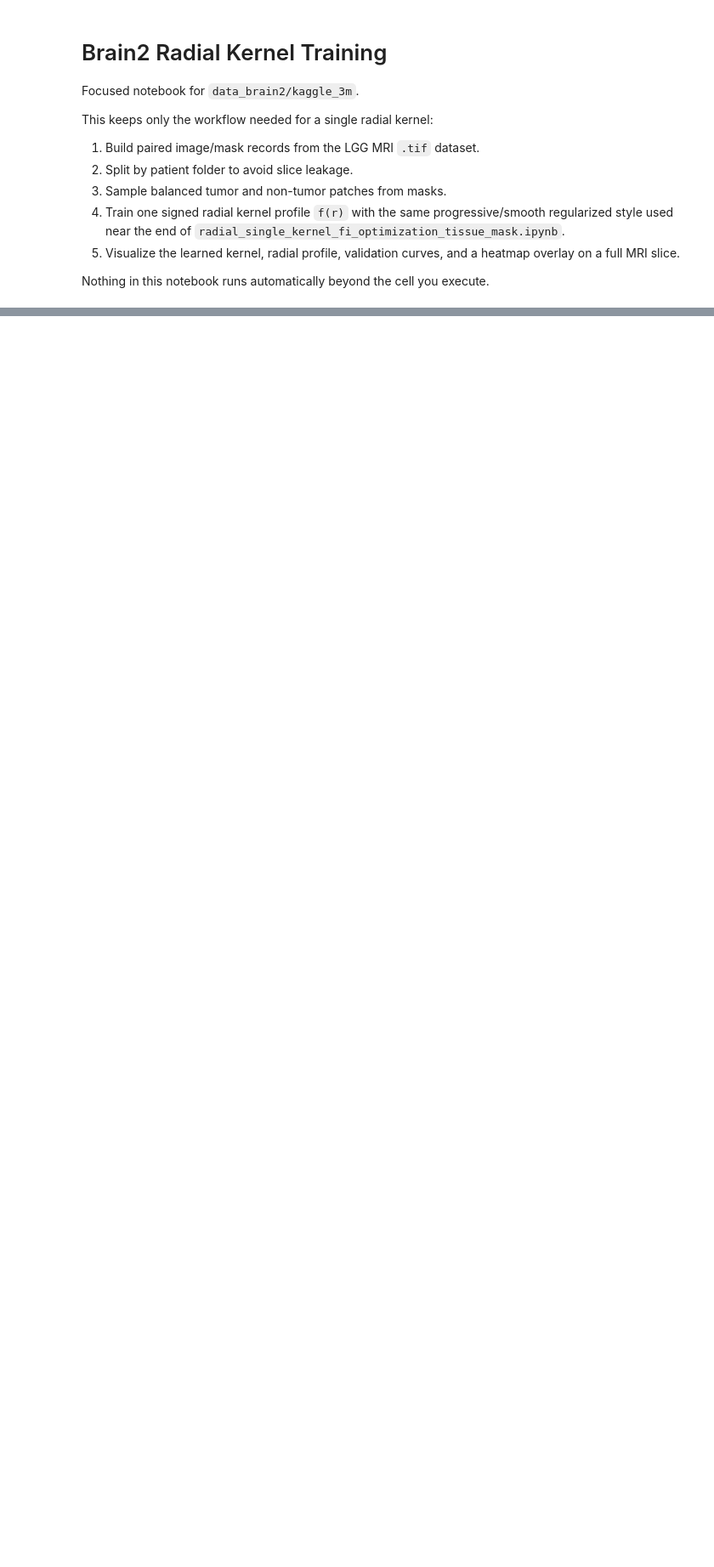
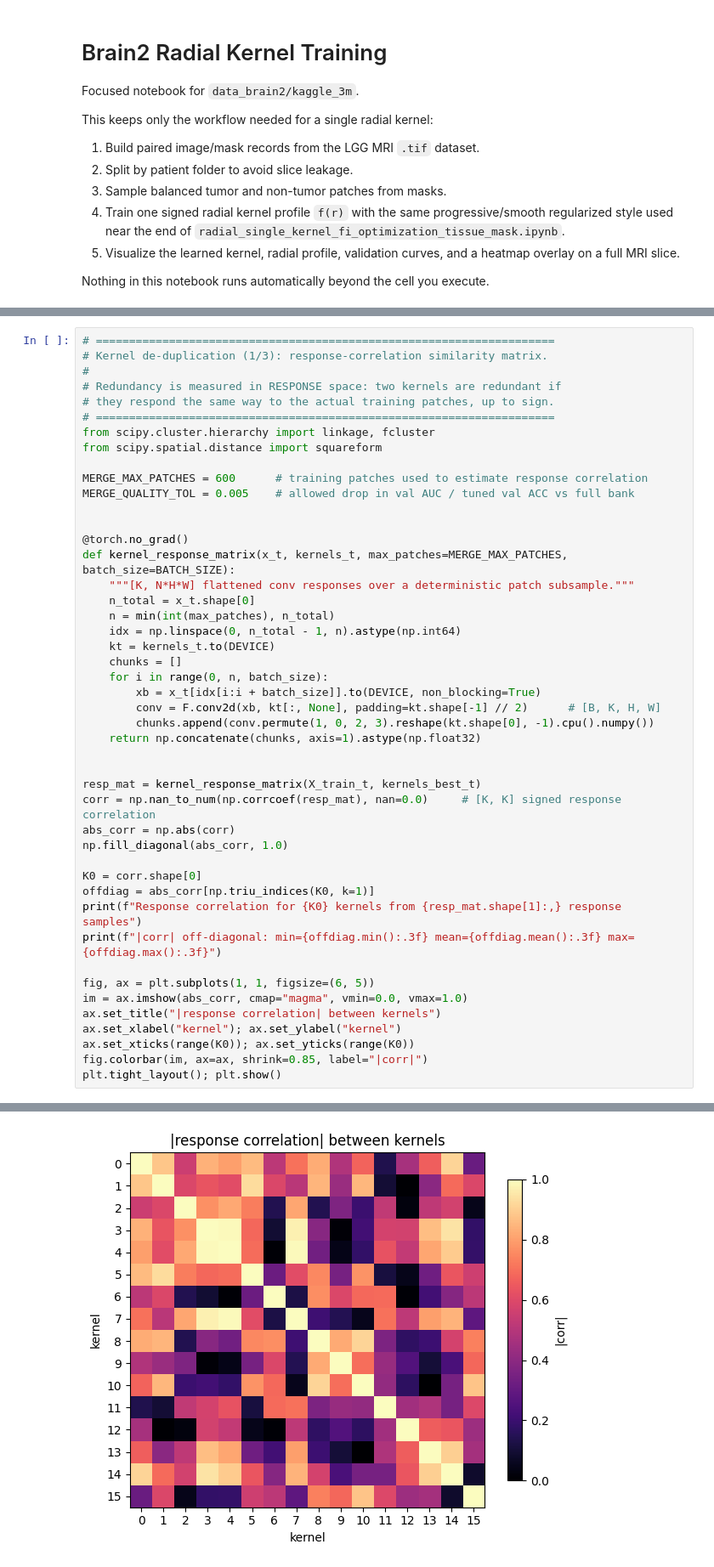
Before and after one commit to Masoudvahid/Kernel-Based-Cancer-Classification, a Jupyter notebook: brain2_radial_kernel.ipynb, the cells around one changed output, grey strips where cells are left out. Shown at 85% size. Cells and saved outputs as stored; diff of their text form; blank space fills up the shorter version.

```diff
--- a/brain2_radial_kernel.ipynb
+++ b/brain2_radial_kernel.ipynb
@@ -1105,0 +1166,47 @@ Saved heatmap gallery and first-example maps to results/brain2_radial_single_ker
+# %%
+# =====================================================================
+# Kernel de-duplication (1/3): response-correlation similarity matrix.
+#
+# Redundancy is measured in RESPONSE space: two kernels are redundant if
+# they respond the same way to the actual training patches, up to sign.
+# =====================================================================
+from scipy.cluster.hierarchy import linkage, fcluster
+from scipy.spatial.distance import squareform
+
+MERGE_MAX_PATCHES = 600      # training patches used to estimate response correlation
+MERGE_QUALITY_TOL = 0.005    # allowed drop in val AUC / tuned val ACC vs full bank
+
+
+@torch.no_grad()
+def kernel_response_matrix(x_t, kernels_t, max_patches=MERGE_MAX_PATCHES, batch_size=BATCH_SIZE):
+    """[K, N*H*W] flattened conv responses over a deterministic patch subsample."""
+    n_total = x_t.shape[0]
+    n = min(int(max_patches), n_total)
+    idx = np.linspace(0, n_total - 1, n).astype(np.int64)
+    kt = kernels_t.to(DEVICE)
+    chunks = []
+    for i in range(0, n, batch_size):
+        xb = x_t[idx[i:i + batch_size]].to(DEVICE, non_blocking=True)
+        conv = F.conv2d(xb, kt[:, None], padding=kt.shape[-1] // 2)      # [B, K, H, W]
+        chunks.append(conv.permute(1, 0, 2, 3).reshape(kt.shape[0], -1).cpu().numpy())
+    return np.concatenate(chunks, axis=1).astype(np.float32)
+
+
+resp_mat = kernel_response_matrix(X_train_t, kernels_best_t)
+corr = np.nan_to_num(np.corrcoef(resp_mat), nan=0.0)     # [K, K] signed response correlation
+abs_corr = np.abs(corr)
+np.fill_diagonal(abs_corr, 1.0)
+
+K0 = corr.shape[0]
+offdiag = abs_corr[np.triu_indices(K0, k=1)]
+print(f"Response correlation for {K0} kernels from {resp_mat.shape[1]:,} response samples")
+print(f"|corr| off-diagonal: min={offdiag.min():.3f} mean={offdiag.mean():.3f} max={offdiag.max():.3f}")
+
+fig, ax = plt.subplots(1, 1, figsize=(6, 5))
+im = ax.imshow(abs_corr, cmap="magma", vmin=0.0, vmax=1.0)
+ax.set_title("|response correlation| between kernels")
+ax.set_xlabel("kernel"); ax.set_ylabel("kernel")
+ax.set_xticks(range(K0)); ax.set_yticks(range(K0))
+fig.colorbar(im, ax=ax, shrink=0.85, label="|corr|")
+plt.tight_layout(); plt.show()
+# %% [output]
@@ -1105,0 +1215 @@ Saved heatmap gallery and first-example maps to results/brain2_radial_single_ker
+[figure, added]
```
Also changed, not shown: parts of 21 cells of this notebook, 33 other files.
